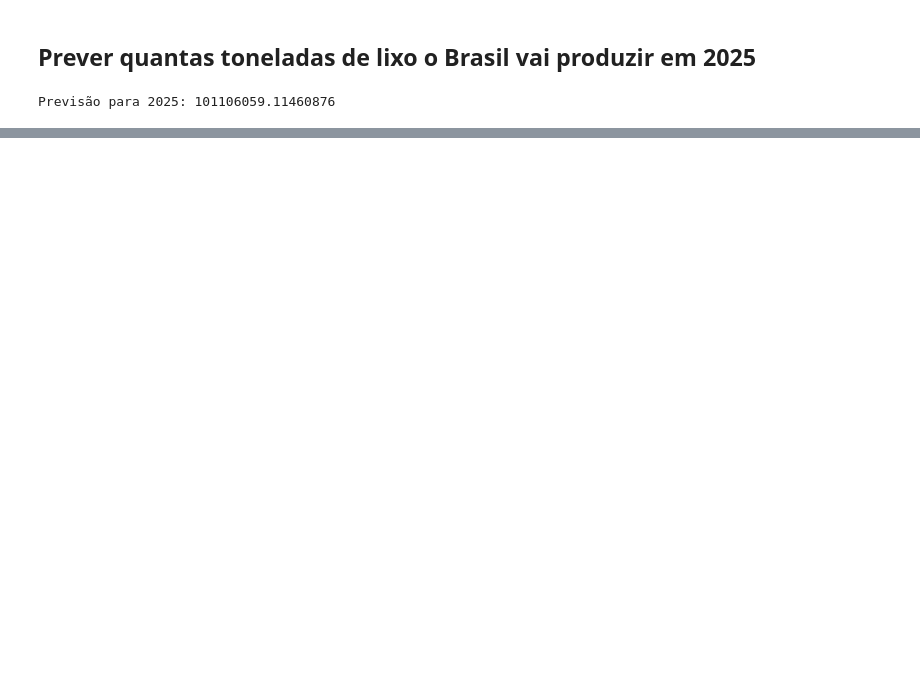
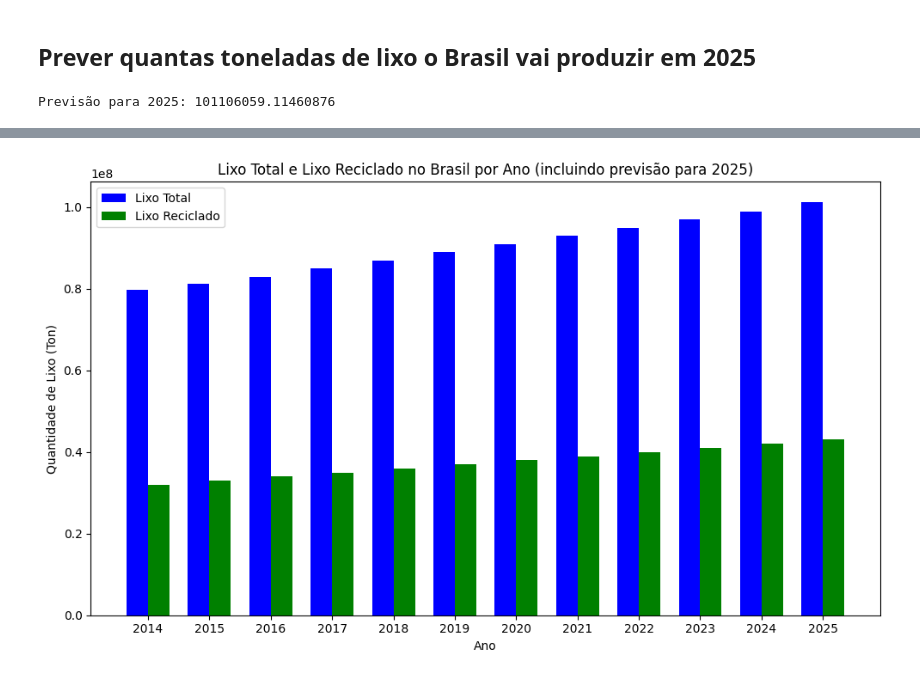
Before and after one commit to rafaelflorentino/Python, a Jupyter notebook: IA/Projeto_lixo/Projeto_lixo.ipynb, the cells around one changed output, grey strips where cells are left out. Saved outputs shown, nothing was run; the diff lists cells and outputs as text; code cells hidden in the pictures; blank space fills up the shorter version.

```diff
--- a/IA/Projeto_lixo/Projeto_lixo.ipynb
+++ b/IA/Projeto_lixo/Projeto_lixo.ipynb
@@ -66,0 +168,66 @@ Previsão para 2025: 101106059.11460876
+# %%
+import pandas as pd
+import matplotlib.pyplot as plt
+
+# Carregar o dataset
+df = pd.read_csv('../datasets/dataset_lixo.csv')
+
+# Filtrar os dados apenas para o Brasil
+df_brasil = df[df["País"] == "Brasil"]
+
+# Ordenar o DataFrame por ano (caso não esteja ordenado)
+df_brasil = df_brasil.sort_values(by="Ano")
+
+# Calcular a taxa de crescimento anual para lixo total e lixo reciclado
+df_brasil['Crescimento Lixo Total (%)'] = df_brasil["Total Lixo (Ton)"].pct_change() * 100
+df_brasil['Crescimento Lixo Reciclado (%)'] = df_brasil["Lixo Reciclado (Ton)"].pct_change() * 100
+
+# Calcular a média de crescimento ao longo dos anos
+media_crescimento_lixo_total = df_brasil['Crescimento Lixo Total (%)'].mean()
+media_crescimento_lixo_reciclado = df_brasil['Crescimento Lixo Reciclado (%)'].mean()
+
+# Obter os valores de 2024 para projetar para 2025
+lixo_total_2024 = df_brasil[df_brasil['Ano'] == 2024]["Total Lixo (Ton)"].values[0]
+lixo_reciclado_2024 = df_brasil[df_brasil['Ano'] == 2024]["Lixo Reciclado (Ton)"].values[0]
+
+# Prever valores para 2025
+lixo_total_2025 = lixo_total_2024 * (1 + media_crescimento_lixo_total / 100)
+lixo_reciclado_2025 = lixo_reciclado_2024 * (1 + media_crescimento_lixo_reciclado / 100)
+
+# Adicionar a previsão de 2025 no DataFrame
+df_brasil_2025 = pd.DataFrame({
+    'País': ['Brasil'],
+    'Ano': [2025],
+    'Total Lixo (Ton)': [lixo_total_2025],
+    'Lixo Reciclado (Ton)': [lixo_reciclado_2025]
+})
+
+# Concatenar com o DataFrame original
+df_brasil = pd.concat([df_brasil, df_brasil_2025], ignore_index=True)
+
+# Gráfico de barras para comparar o lixo total e reciclado
+anos = df_brasil["Ano"]
+lixo_total = df_brasil["Total Lixo (Ton)"]
+lixo_reciclado = df_brasil["Lixo Reciclado (Ton)"]
+
+# Configurar o gráfico de barras
+largura_barra = 0.35  # Largura das barras
+indice_anos = range(len(anos))  # Posições no eixo x para os anos
+
+# Criar o gráfico de barras
+plt.figure(figsize=(10,6))
+plt.bar(indice_anos, lixo_total, width=largura_barra, label='Lixo Total', color='b')
+plt.bar([i + largura_barra for i in indice_anos], lixo_reciclado, width=largura_barra, label='Lixo Reciclado', color='g')
+
+# Configurações do gráfico
+plt.xlabel('Ano')
+plt.ylabel('Quantidade de Lixo (Ton)')
+plt.title('Lixo Total e Lixo Reciclado no Brasil por Ano (incluindo previsão para 2025)')
+plt.xticks([i + largura_barra/2 for i in indice_anos], anos)  # Definir os anos no eixo x
+plt.legend()
+
+# Exibir o gráfico
+plt.tight_layout()
+plt.show()
+# %% [output]
+[figure, added]
```
Also changed, not shown: parts of 11 cells of this notebook.
